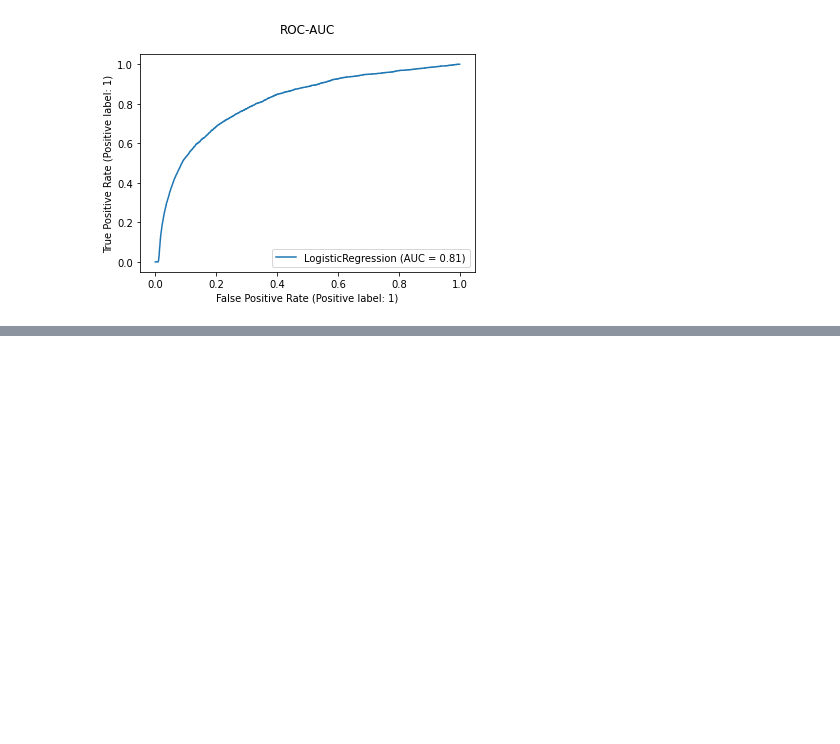
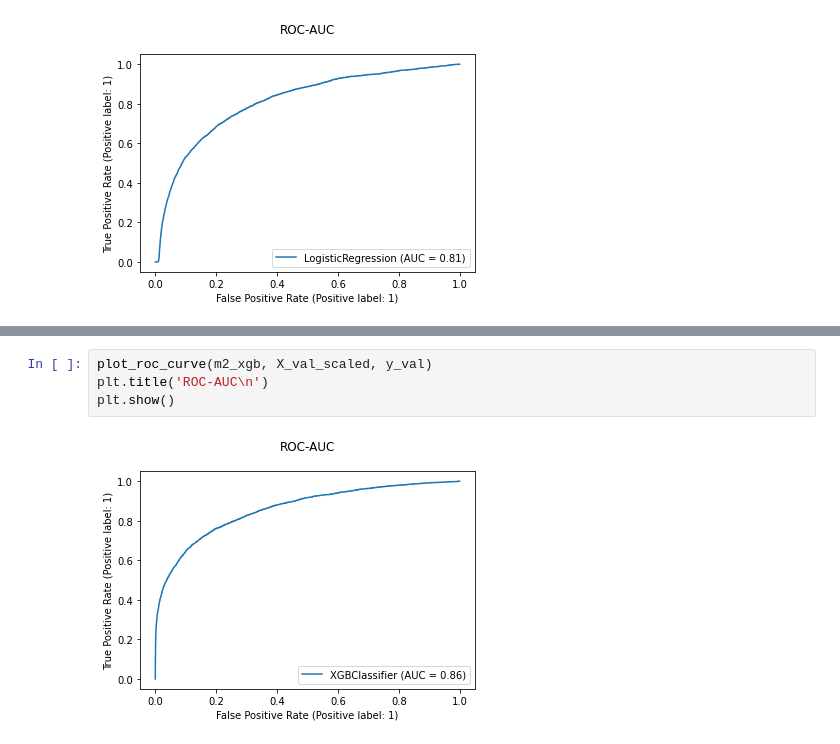
Before and after one commit to mirelaverebceanu/Transaction-Fraud-Detection, a Jupyter notebook: IEEEDataset.ipynb, the cells around one changed output, grey strips where cells are left out. Cells and saved outputs as stored; diff of their text form; blank space fills up the shorter version.

```diff
--- a/IEEEDataset.ipynb
+++ b/IEEEDataset.ipynb
@@ -323,0 +370,6 @@ confusionMatrix(y_pred_lr, y_val, "Logistic Regression")
+# %%
+plot_roc_curve(m2_xgb, X_val_scaled, y_val)
+plt.title('ROC-AUC\n')
+plt.show()
+# %% [output]
+[figure, added]
```
Also changed, not shown: parts of 11 cells of this notebook.
